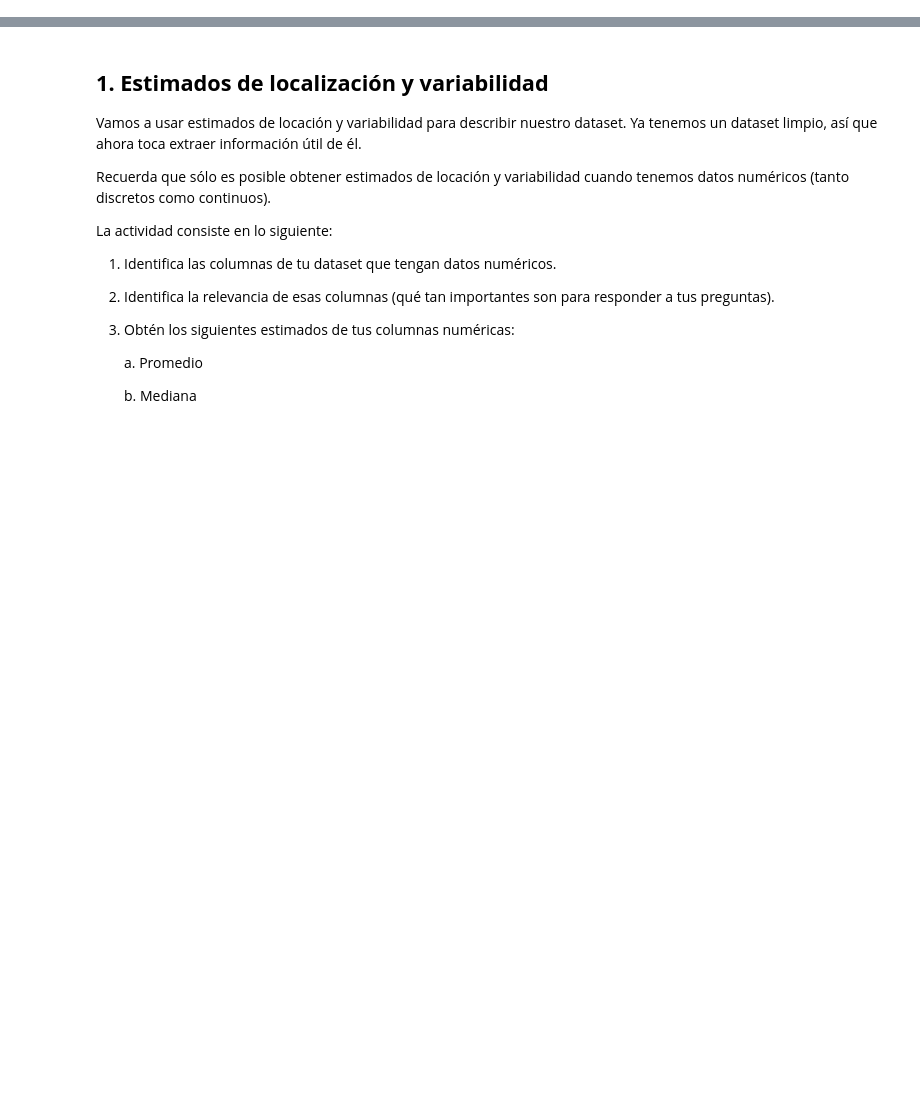
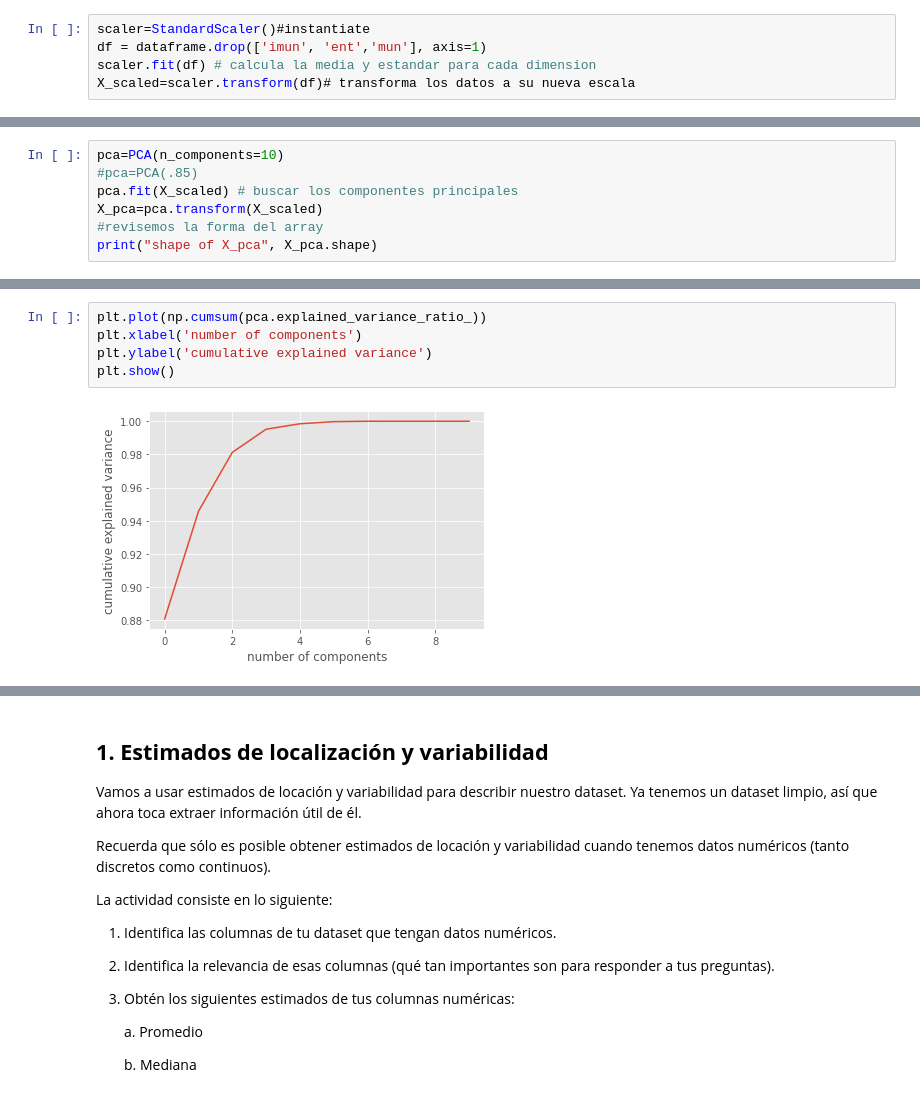
Before and after one commit to Walt9819/factores-impacto-desempleo-mexico, a Jupyter notebook: AD_Python/restaurantes_cdmx.ipynb, the cells around one changed output, grey strips where cells are left out. Saved outputs shown, nothing was run; the diff lists cells and outputs as text; blank space fills up the shorter version.

```diff
--- a/AD_Python/restaurantes_cdmx.ipynb
+++ b/AD_Python/restaurantes_cdmx.ipynb
@@ -4,0 +100,5 @@
+# %%
+scaler=StandardScaler()#instantiate
+df = dataframe.drop(['imun', 'ent','mun'], axis=1)
+scaler.fit(df) # calcula la media y estandar para cada dimension
+X_scaled=scaler.transform(df)# transforma los datos a su nueva escala
@@ -4,0 +121,7 @@
+# %%
+pca=PCA(n_components=10)
+#pca=PCA(.85)
+pca.fit(X_scaled) # buscar los componentes principales
+X_pca=pca.transform(X_scaled)
+#revisemos la forma del array
+print("shape of X_pca", X_pca.shape)
@@ -4,0 +140,7 @@
+# %%
+plt.plot(np.cumsum(pca.explained_variance_ratio_))
+plt.xlabel('number of components')
+plt.ylabel('cumulative explained variance')
+plt.show()
+# %% [output]
+[figure, added]
```
Also changed, not shown: parts of 30 cells of this notebook.
